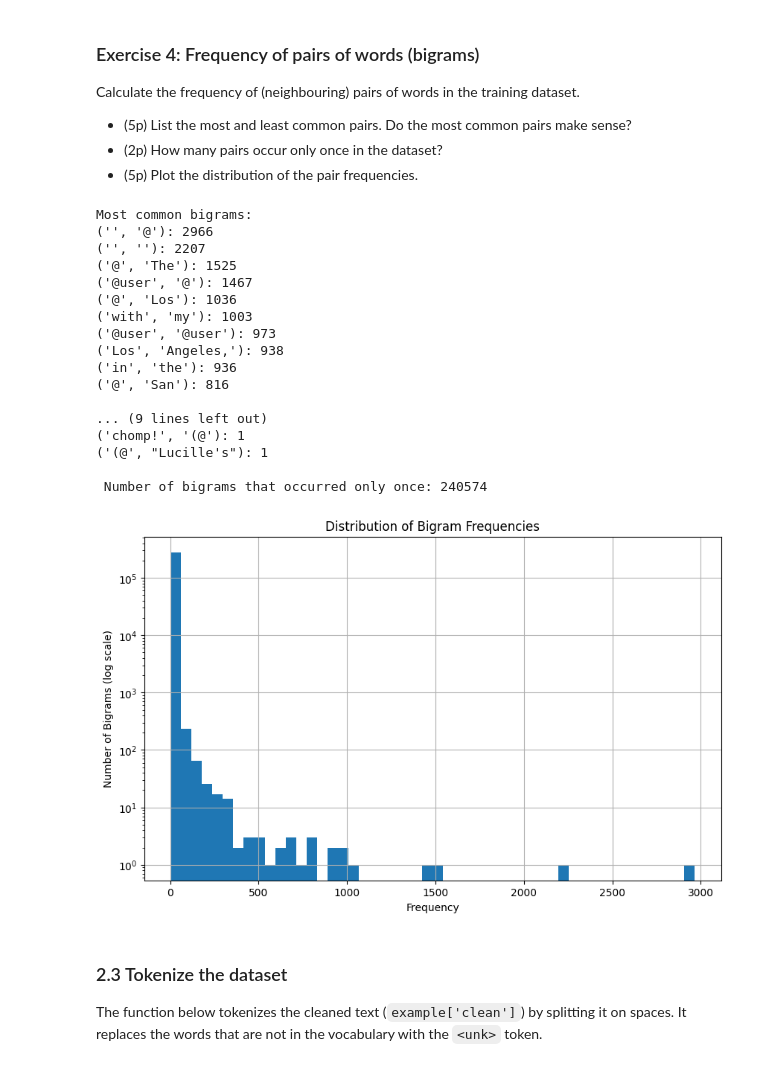
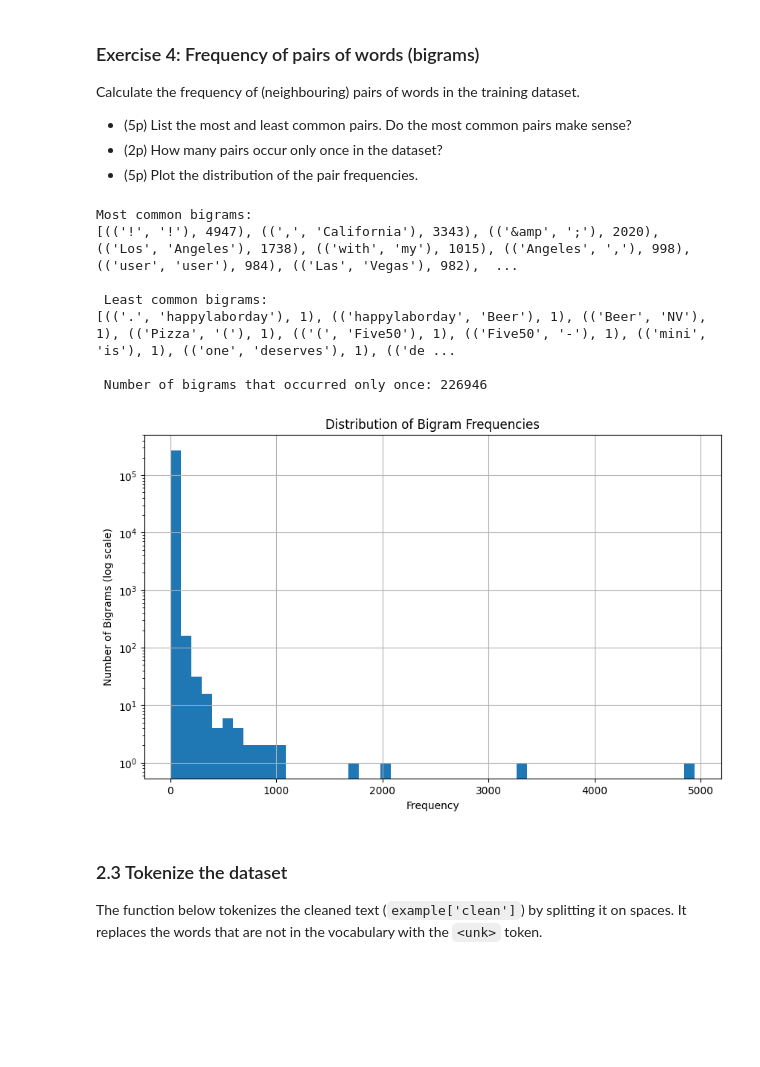
Before and after one commit to katarinadvornak/Natural-Language-Processing, a Jupyter notebook: lab1/lab1_empty.ipynb, the cells around one changed output. Saved outputs shown, nothing was run; the diff lists cells and outputs as text; code cells hidden in the pictures; blank space fills up the shorter version.

````diff
--- a/lab1/lab1_empty.ipynb
+++ b/lab1/lab1_empty.ipynb
@@ -541,56 +544,42 @@ def get_bigram_frequencies(dataset):
     bigram_counter = Counter()
 
     for example in dataset:
-        words = example['text'].split()
-        bigrams = zip(words, words[1:])  # Create bigrams
+        words = example['clean'].split()
+        bigrams = zip(words, words[1:])
         bigram_counter.update(bigrams)
 
     return bigram_counter
 
 bigram_freqs = get_bigram_frequencies(tweet_ds["train"])
 
 # Most common
 print("Most common bigrams:")
-for bigram, count in bigram_freqs.most_common(10):
-    print(f"{bigram}: {count}")
+print(bigram_freqs.most_common(10))
 
 # Least common
 least_common = [bigram for bigram, count in bigram_freqs.items() if count == 1]
-
-# Print a few
 print("\n Least common bigrams:")
-for bigram in least_common[:10]:
-    print(f"{bigram}: 1")
+print(bigram_freqs.most_common()[-10:])
 
 # Total count
 print(f"\n Number of bigrams that occurred only once: {len(least_common)}")
 
 plt.figure(figsize=(10, 6))
 plt.hist(bigram_freqs.values(), bins=50, log=True)
 plt.title("Distribution of Bigram Frequencies")
 plt.xlabel("Frequency")
 plt.ylabel("Number of Bigrams (log scale)")
 plt.grid(True)
 plt.show()
 # %% [output]
 Most common bigrams:
-('️', '@'): 2966
-('️', '️'): 2207
-('@', 'The'): 1525
-('@user', '@'): 1467
-('@', 'Los'): 1036
-('with', 'my'): 1003
-('@user', '@user'): 973
-('Los', 'Angeles,'): 938
-('in', 'the'): 936
-('@', 'San'): 816
+[(('!', '!'), 4947), ((',', 'California'), 3343), (('&amp', ';'), 2020), (('Los', 'Angeles'), 1738), (('with', 'my'), 1015), (('Angeles', ','), 998), (('user', 'user'), 984), (('Las', 'Vegas'), 982),  ...
 
-... (9 lines left out)
-('chomp!', '(@'): 1
-('(@', "Lucille's"): 1
+ Least common bigrams:
+[(('.', 'happylaborday'), 1), (('happylaborday', 'Beer'), 1), (('Beer', 'NV'), 1), (('Pizza', '('), 1), (('(', 'Five50'), 1), (('Five50', '-'), 1), (('mini', 'is'), 1), (('one', 'deserves'), 1), (('de ...
 
- Number of bigrams that occurred only once: 240574
+ Number of bigrams that occurred only once: 226946
-[figure, old version]
+[figure, new version]
 # %% [markdown]
 ### 2.3 Tokenize the dataset
 The function below tokenizes the cleaned text (```example['clean']```) by splitting it on spaces. It replaces the words that are not in the vocabulary with the `<unk>` token.
````
Also changed, not shown: parts of 4 cells of this notebook.
